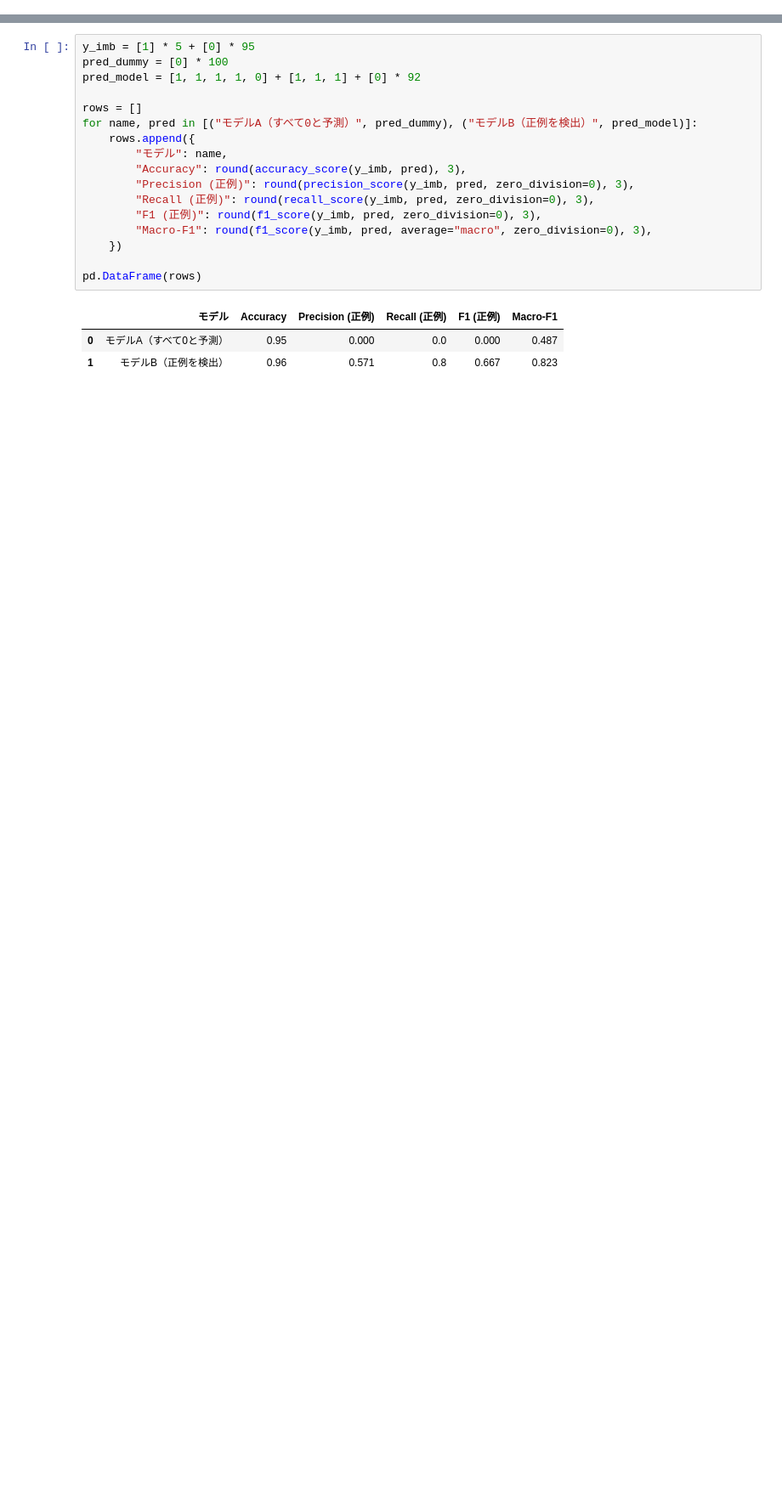
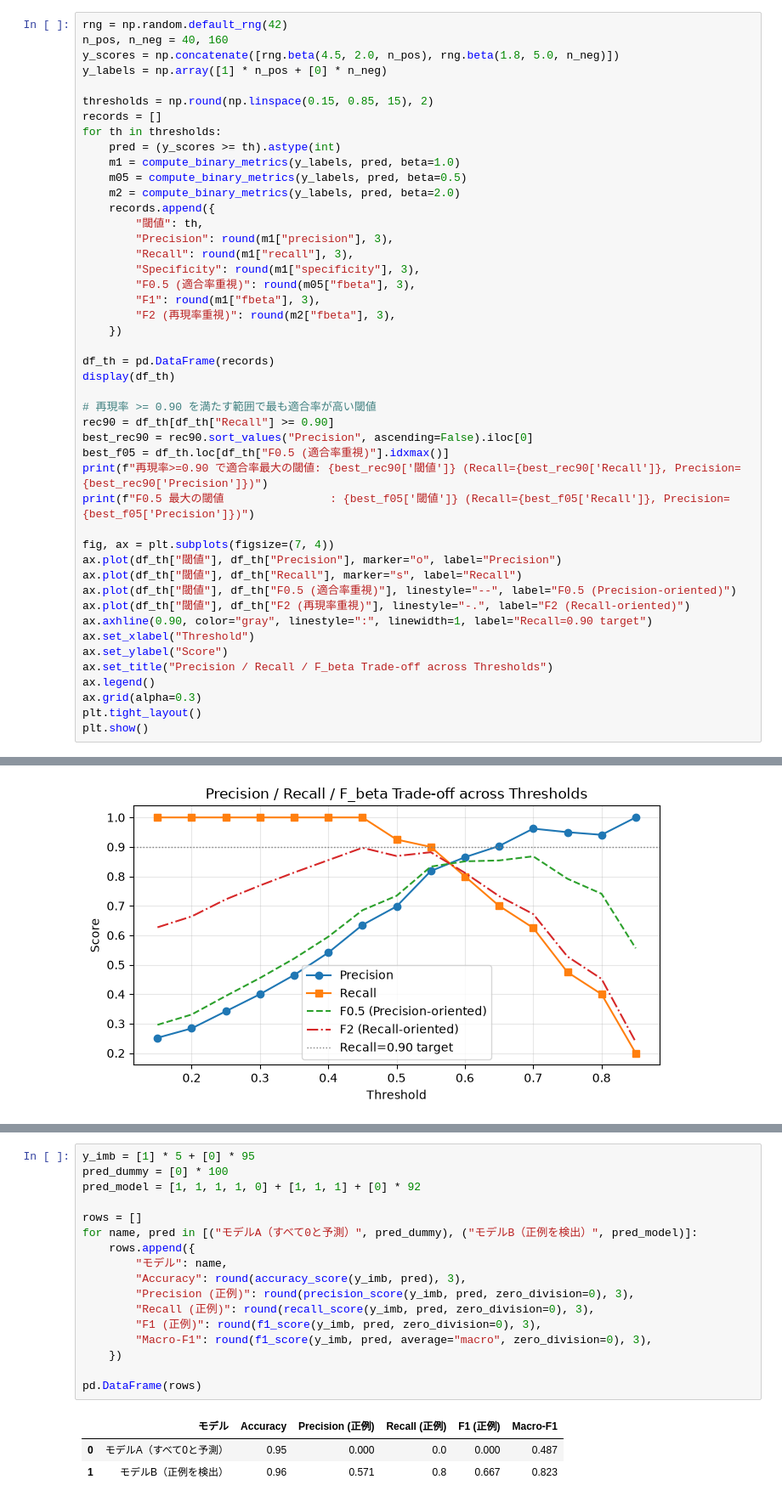
Before and after one commit to mamorlis/nlpbook, a Jupyter notebook: notebooks/ch1_evaluation.ipynb, the cells around one changed output, grey strips where cells are left out. Shown at 85% size. Saved outputs shown, nothing was run; the diff lists cells and outputs as text; blank space fills up the shorter version.

```diff
--- a/notebooks/ch1_evaluation.ipynb
+++ b/notebooks/ch1_evaluation.ipynb
@@ -73,0 +93,47 @@ sklearn: Accuracy=0.7000, Precision=0.7500, Recall=0.6000, F1=0.6667
+# %%
+rng = np.random.default_rng(42)
+n_pos, n_neg = 40, 160
+y_scores = np.concatenate([rng.beta(4.5, 2.0, n_pos), rng.beta(1.8, 5.0, n_neg)])
+y_labels = np.array([1] * n_pos + [0] * n_neg)
+
+thresholds = np.round(np.linspace(0.15, 0.85, 15), 2)
+records = []
+for th in thresholds:
+    pred = (y_scores >= th).astype(int)
+    m1 = compute_binary_metrics(y_labels, pred, beta=1.0)
+    m05 = compute_binary_metrics(y_labels, pred, beta=0.5)
+    m2 = compute_binary_metrics(y_labels, pred, beta=2.0)
+    records.append({
+        "閾値": th,
+        "Precision": round(m1["precision"], 3),
+        "Recall": round(m1["recall"], 3),
+        "Specificity": round(m1["specificity"], 3),
+        "F0.5 (適合率重視)": round(m05["fbeta"], 3),
+        "F1": round(m1["fbeta"], 3),
+        "F2 (再現率重視)": round(m2["fbeta"], 3),
+    })
+
+df_th = pd.DataFrame(records)
+display(df_th)
+
+# 再現率 >= 0.90 を満たす範囲で最も適合率が高い閾値
+rec90 = df_th[df_th["Recall"] >= 0.90]
+best_rec90 = rec90.sort_values("Precision", ascending=False).iloc[0]
+best_f05 = df_th.loc[df_th["F0.5 (適合率重視)"].idxmax()]
+print(f"再現率>=0.90 で適合率最大の閾値: {best_rec90['閾値']} (Recall={best_rec90['Recall']}, Precision={best_rec90['Precision']})")
+print(f"F0.5 最大の閾値                : {best_f05['閾値']} (Recall={best_f05['Recall']}, Precision={best_f05['Precision']})")
+
+fig, ax = plt.subplots(figsize=(7, 4))
+ax.plot(df_th["閾値"], df_th["Precision"], marker="o", label="Precision")
+ax.plot(df_th["閾値"], df_th["Recall"], marker="s", label="Recall")
+ax.plot(df_th["閾値"], df_th["F0.5 (適合率重視)"], linestyle="--", label="F0.5 (Precision-oriented)")
+ax.plot(df_th["閾値"], df_th["F2 (再現率重視)"], linestyle="-.", label="F2 (Recall-oriented)")
+ax.axhline(0.90, color="gray", linestyle=":", linewidth=1, label="Recall=0.90 target")
+ax.set_xlabel("Threshold")
+ax.set_ylabel("Score")
+ax.set_title("Precision / Recall / F_beta Trade-off across Thresholds")
+ax.legend()
+ax.grid(alpha=0.3)
+plt.tight_layout()
+plt.show()
+# %% [output]
@@ -74 +158,2 @@ sklearn: Accuracy=0.7000, Precision=0.7500, Recall=0.6000, F1=0.6667
+[figure, added]
 # %% [markdown]
```
Also changed, not shown: parts of 19 cells of this notebook, 6 other files.
